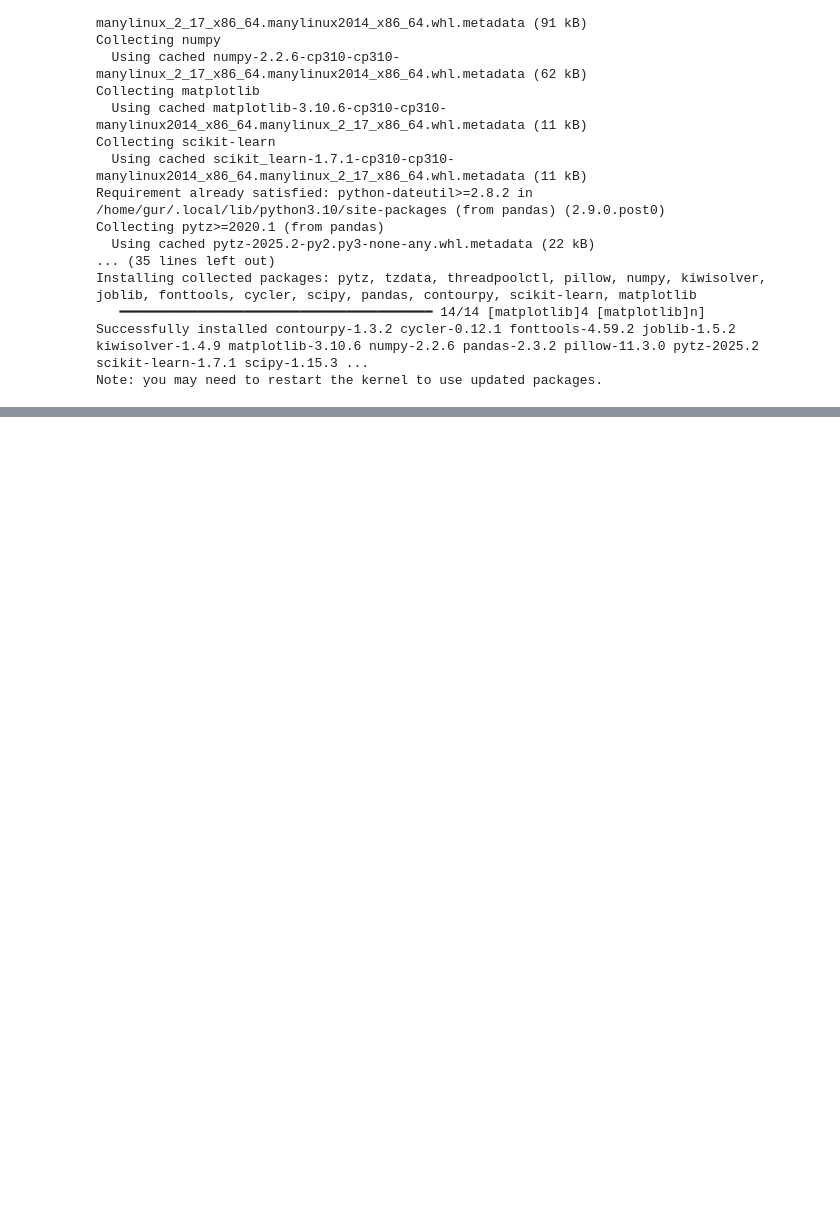
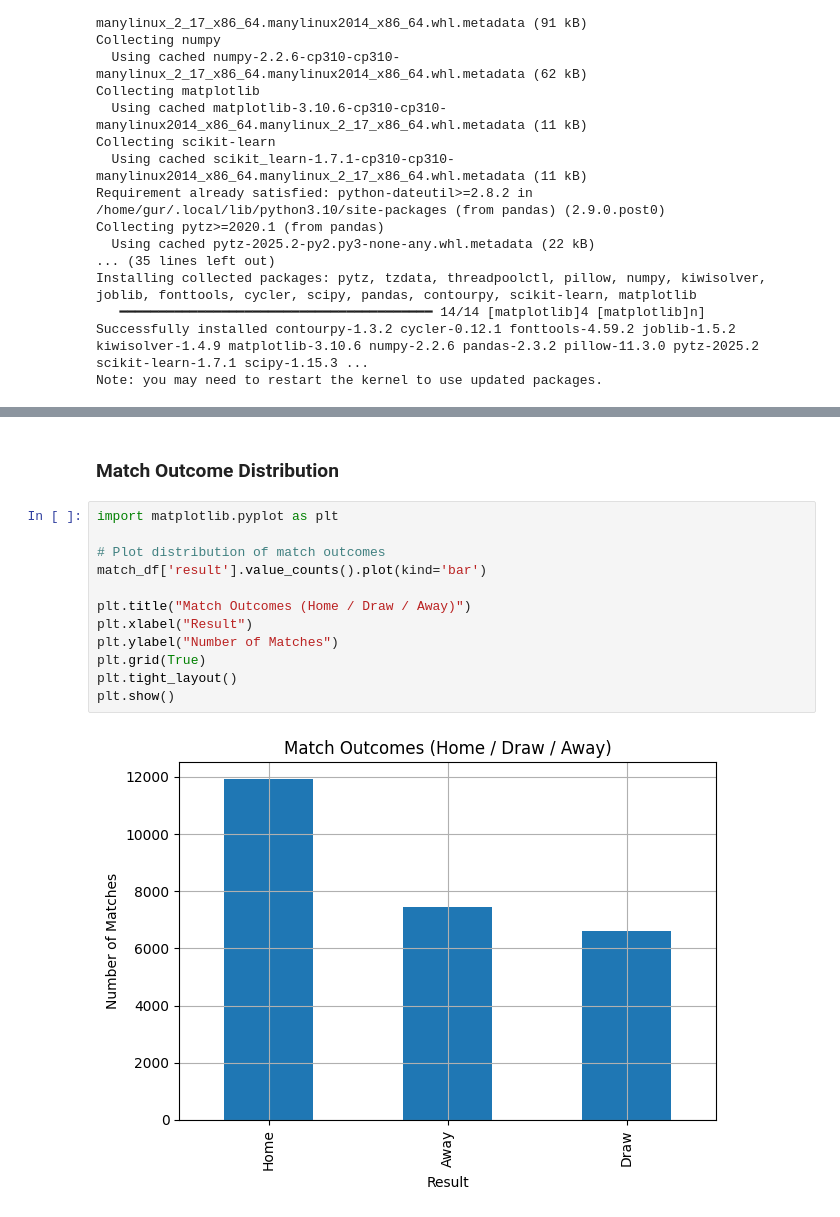
Before and after one commit to gur99/sports-analytics-soccer, a Jupyter notebook: Sports_Analytics.ipynb, the cells around one changed output, grey strips where cells are left out. Cells and saved outputs as stored; diff of their text form; blank space fills up the shorter version.

```diff
--- a/Sports_Analytics.ipynb
+++ b/Sports_Analytics.ipynb
@@ -26,0 +159,16 @@ Note: you may need to restart the kernel to use updated packages.
+# %% [markdown]
+### Match Outcome Distribution
+# %%
+import matplotlib.pyplot as plt
+
+# Plot distribution of match outcomes
+match_df['result'].value_counts().plot(kind='bar')
+
+plt.title("Match Outcomes (Home / Draw / Away)")
+plt.xlabel("Result")
+plt.ylabel("Number of Matches")
+plt.grid(True)
+plt.tight_layout()
+plt.show()
+# %% [output]
+[figure, added]
```
Also changed, not shown: parts of 17 cells of this notebook.
